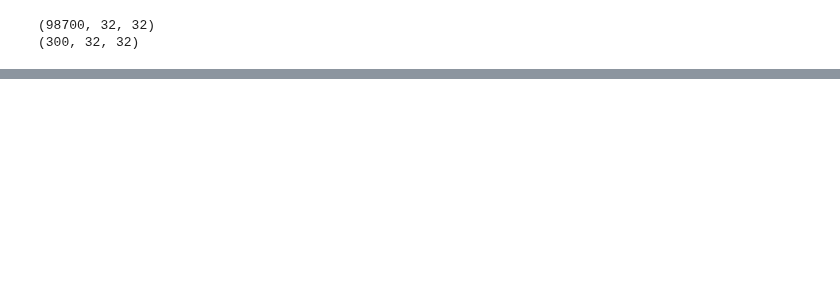
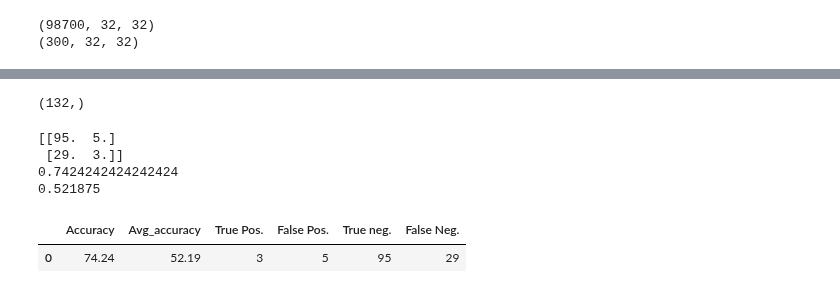
Before and after one commit to lorenzosintini/4YP, a Jupyter notebook: Models_v3/VAE_Novel_NASA.ipynb, the cells around one changed output, grey strips where cells are left out. Saved outputs shown, nothing was run; the diff lists cells and outputs as text; code cells hidden in the pictures; blank space fills up the shorter version.

```diff
--- a/Models_v3/VAE_Novel_NASA.ipynb
+++ b/Models_v3/VAE_Novel_NASA.ipynb
@@ -1159,0 +1194,52 @@ classifier.fit(train_images, train_labels, batch_size=50, epochs=5, class_weight
+# %%
+print(np.shape(predictions))
+# %% [output]
+(132,)
+# %%
+def check_results(y_true, y_predicted):
+  table_of_counts = np.zeros([2,2])
+  for i in range(len(losses),):
+    if y_true[i] == 0:
+      if y_predicted[i] == 0:
+        table_of_counts[0,0] += 1
+      else: table_of_counts[0,1] += 1
+    if y_true[i] == 1:
+      if y_predicted[i] == 0:
+        table_of_counts[1,0] += 1
+      else: table_of_counts[1,1] += 1
+
+  true_positive = table_of_counts[1,1]
+  false_positive = table_of_counts[0,1]
+  true_negative = table_of_counts[0,0]
+  false_negative = table_of_counts[1,0]
+
+  accuracy = (true_positive+true_negative)/len(losses)
+  avg_accuracy = np.mean([true_positive/(true_positive+false_negative),true_negative/(true_negative+false_positive)])
+
+  return table_of_counts, accuracy, avg_accuracy
+
+table_of_counts, accuracy, avg_accuracy = check_results(test_labels, predictions)
+# %%
+print(table_of_counts)
+print(accuracy)
+print(avg_accuracy)
+# %% [output]
+[[95.  5.]
+ [29.  3.]]
+0.7424242424242424
+0.521875
+# %%
+result_table = np.empty([1,6])
+index = ['_']*1
+result_table[0,0] = "{0:.2f}".format(accuracy*100)
+result_table[0,1] = "{0:.2f}".format(avg_accuracy*100)
+result_table[0,2] = table_of_counts[1,1].astype('int')
+result_table[0,3] = table_of_counts[0,1].astype('int')
+result_table[0,4] = table_of_counts[0,0].astype('int')
+result_table[0,5] = table_of_counts[1,0].astype('int')
+index = 'Loss_1'
+df = pd.DataFrame(result_table, columns = ['Accuracy', 'Avg_accuracy', 'True Pos.', 'False Pos.', 'True neg.', 'False Neg.',])
+df.astype(str).replace('\.0', '', regex=True)
+# %% [output]
+|  | Accuracy | Avg_accuracy | True Pos. | False Pos. | True neg. | False Neg. |
+| 0 | 74.24 | 52.19 | 3 | 5 | 95 | 29 |
```
Also changed, not shown: parts of 4 cells of this notebook.
